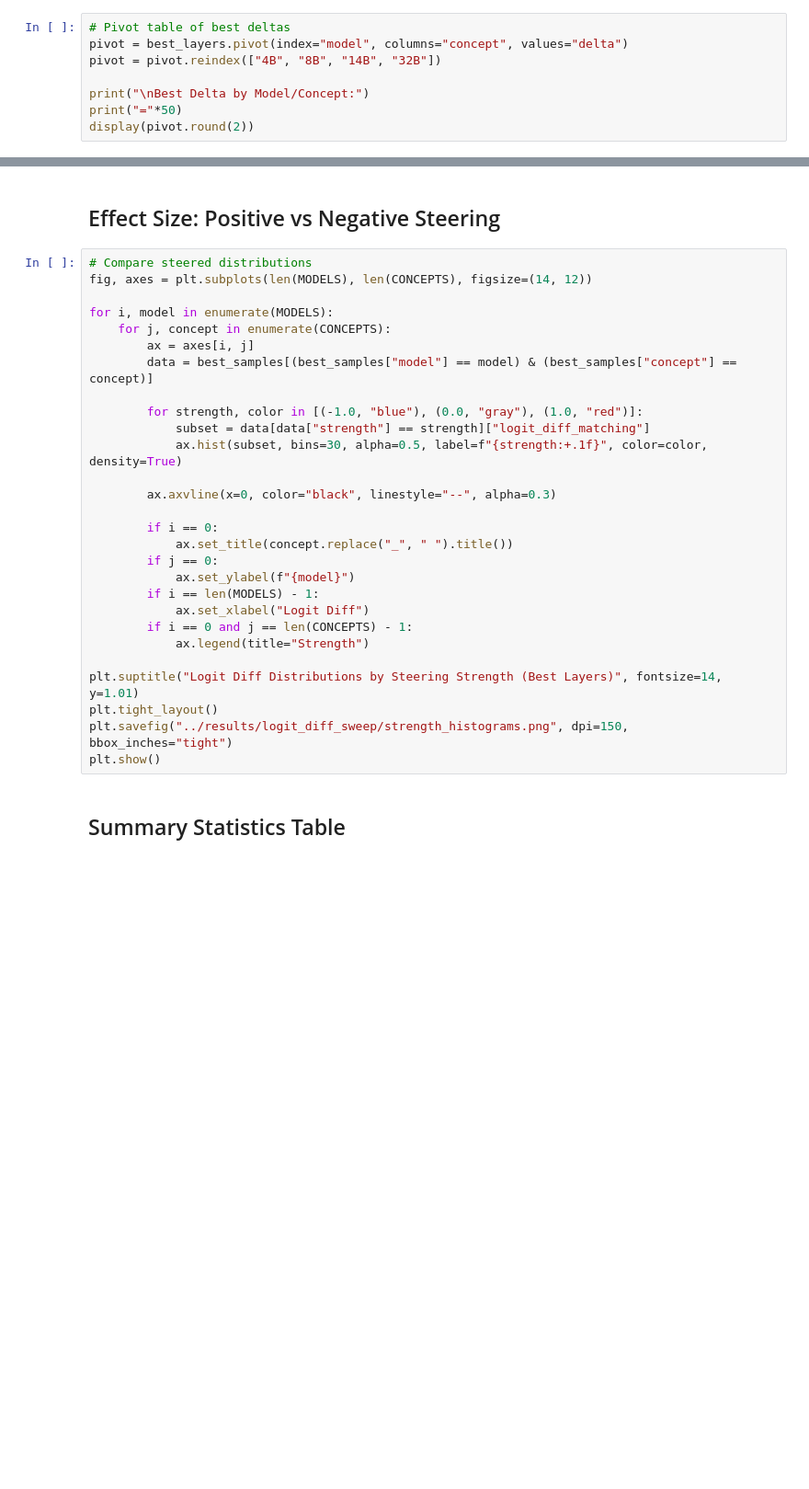
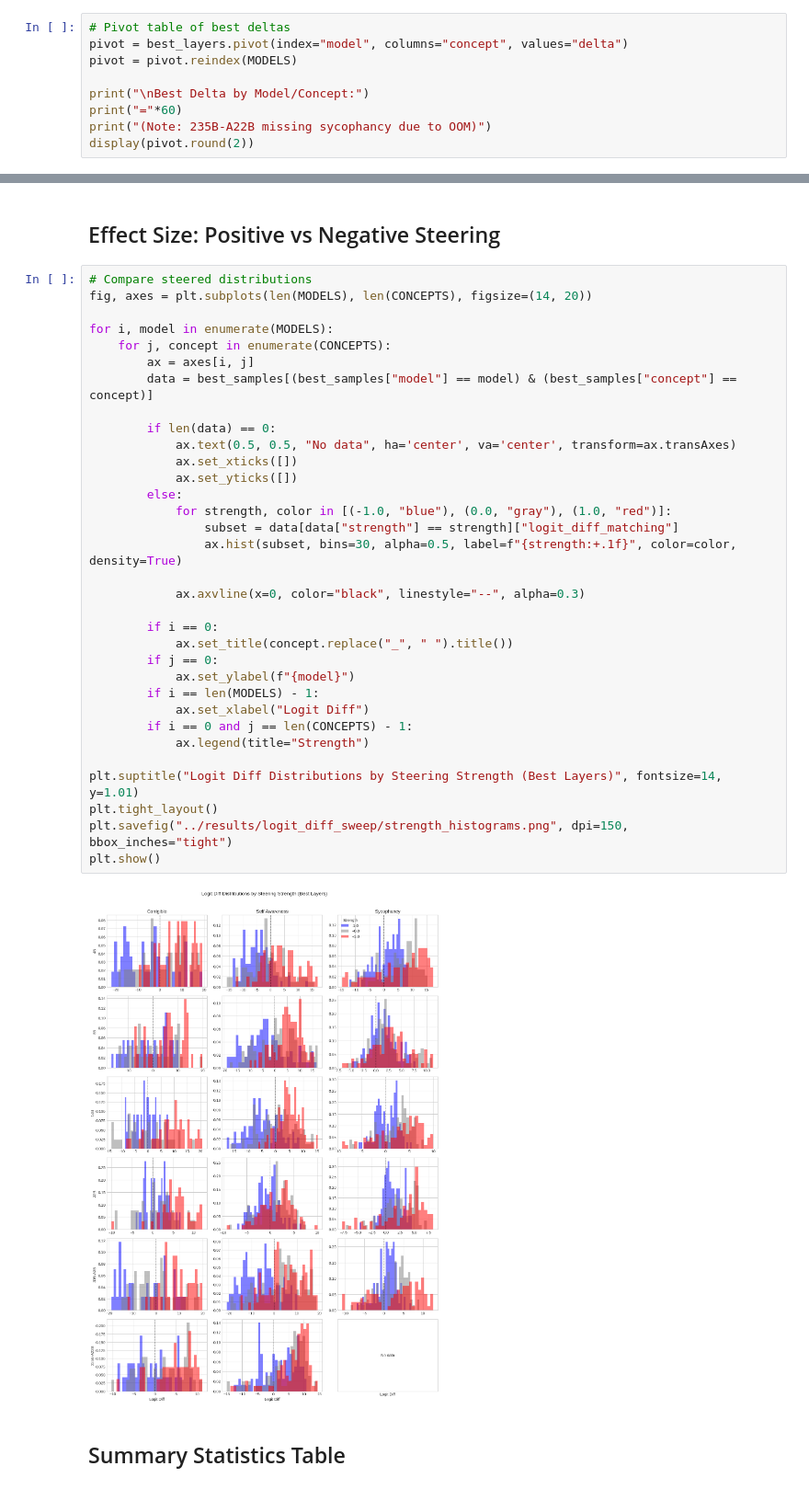
Before and after one commit to obayyub/steering, a Jupyter notebook: notebooks/20260107_logit_diff_sweep_analysis.ipynb, the cells around one changed output, grey strips where cells are left out. Shown at 92% size. Saved outputs shown, nothing was run; the diff lists cells and outputs as text; blank space fills up the shorter version.

```diff
--- a/notebooks/20260107_logit_diff_sweep_analysis.ipynb
+++ b/notebooks/20260107_logit_diff_sweep_analysis.ipynb
@@ -176,8 +102,9 @@ display(best_layers.round(3))
 # %%
 # Pivot table of best deltas
 pivot = best_layers.pivot(index="model", columns="concept", values="delta")
-pivot = pivot.reindex(["4B", "8B", "14B", "32B"])
+pivot = pivot.reindex(MODELS)
 
 print("\nBest Delta by Model/Concept:")
-print("="*50)
+print("="*60)
+print("(Note: 235B-A22B missing sycophancy due to OOM)")
 display(pivot.round(2))
@@ -359,32 +362,39 @@ plt.show()
 ## Effect Size: Positive vs Negative Steering
 # %%
 # Compare steered distributions
-fig, axes = plt.subplots(len(MODELS), len(CONCEPTS), figsize=(14, 12))
+fig, axes = plt.subplots(len(MODELS), len(CONCEPTS), figsize=(14, 20))
 
 for i, model in enumerate(MODELS):
     for j, concept in enumerate(CONCEPTS):
         ax = axes[i, j]
         data = best_samples[(best_samples["model"] == model) & (best_samples["concept"] == concept)]
 
-        for strength, color in [(-1.0, "blue"), (0.0, "gray"), (1.0, "red")]:
-            subset = data[data["strength"] == strength]["logit_diff_matching"]
-            ax.hist(subset, bins=30, alpha=0.5, label=f"{strength:+.1f}", color=color, density=True)
+        if len(data) == 0:
+            ax.text(0.5, 0.5, "No data", ha='center', va='center', transform=ax.transAxes)
+            ax.set_xticks([])
+            ax.set_yticks([])
+        else:
+            for strength, color in [(-1.0, "blue"), (0.0, "gray"), (1.0, "red")]:
+                subset = data[data["strength"] == strength]["logit_diff_matching"]
+                ax.hist(subset, bins=30, alpha=0.5, label=f"{strength:+.1f}", color=color, density=True)
 
-        ax.axvline(x=0, color="black", linestyle="--", alpha=0.3)
+            ax.axvline(x=0, color="black", linestyle="--", alpha=0.3)
 
         if i == 0:
             ax.set_title(concept.replace("_", " ").title())
         if j == 0:
             ax.set_ylabel(f"{model}")
         if i == len(MODELS) - 1:
             ax.set_xlabel("Logit Diff")
         if i == 0 and j == len(CONCEPTS) - 1:
             ax.legend(title="Strength")
 
 plt.suptitle("Logit Diff Distributions by Steering Strength (Best Layers)", fontsize=14, y=1.01)
 plt.tight_layout()
 plt.savefig("../results/logit_diff_sweep/strength_histograms.png", dpi=150, bbox_inches="tight")
 plt.show()
+# %% [output]
+[figure, added]
 # %% [markdown]
 ## Summary Statistics Table
 # %%
```
Also changed, not shown: parts of 26 cells of this notebook, 25 other files.
